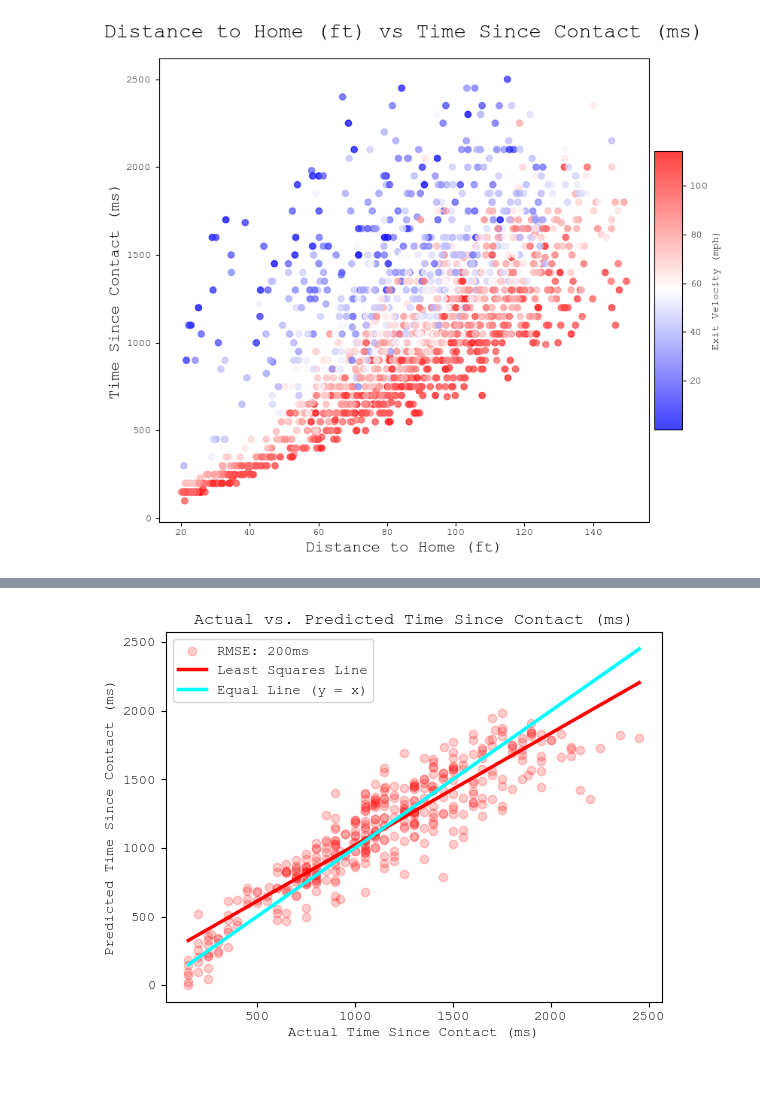
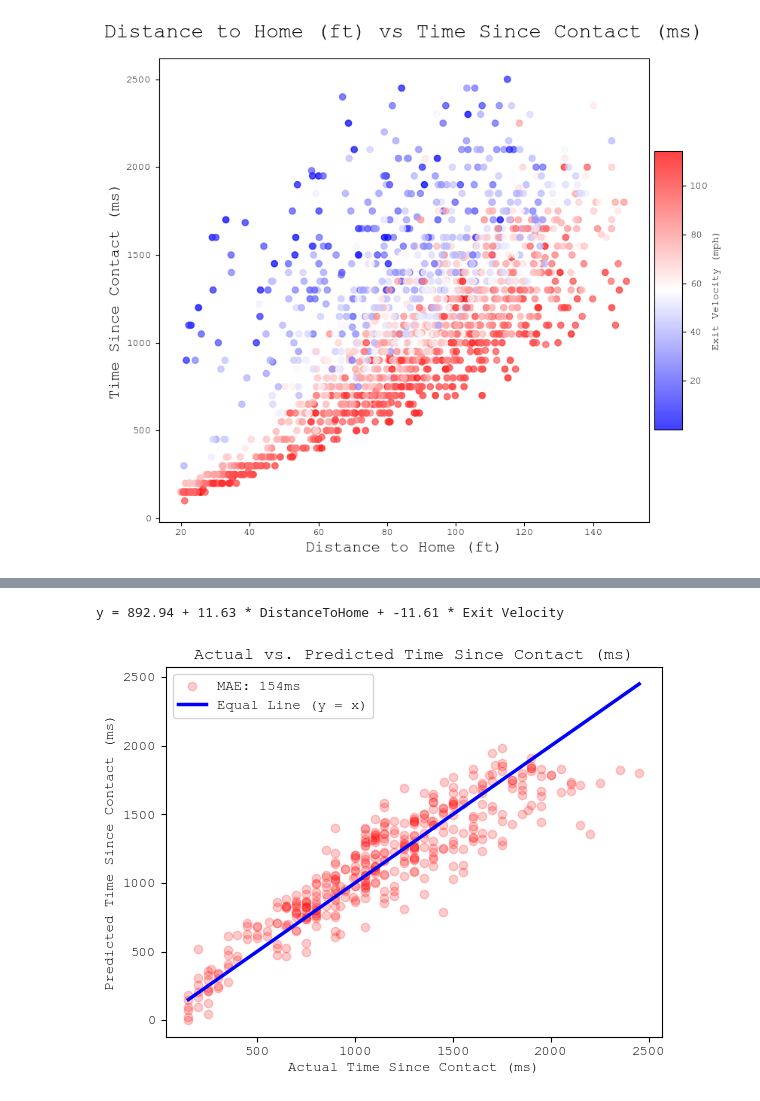
Before and after one commit to Ethan-Park57/smt-data-challenge, a Jupyter notebook: notebook/factors/ball_time.ipynb, the cells around one changed output, grey strips where cells are left out. Cells and saved outputs as stored; diff of their text form; code cells hidden in the pictures.

```diff
--- a/notebook/factors/ball_time.ipynb
+++ b/notebook/factors/ball_time.ipynb
@@ -25,6 +49,7 @@ ball_pos_gb_df = pd.merge(ball_pos_df, inf_gb_df, on=['game_str', 'play_id', 'ti
 
 # Create an empty DataFrame to store calculated ball positions data
 gb_ball_pos_df = pd.DataFrame(columns=['exit_velocity', 'distance_to_home', 'time_since_contact'])
+gb_ball_pos_df_2 = pd.DataFrame(columns=['exit_velocity', 'distance_to_home', 'time_since_contact', 'num_bounces'])
 
 # Iterate through each row in the infield ground ball DataFrame
 for index, row in inf_gb_df.iterrows():
@@ -73,6 +98,15 @@ for index, row in inf_gb_df.iterrows():
     # Calculate exit velocity, convert from ft/ms to mph
     exit_velo = (distance_1_home - distance_0_home) / (ball_pos_timestamp_1 - ball_pos_timestamp_0) * 1000 * 0.6818
 
+    new_row_2 = {
+        'exit_velocity': exit_velo,
+        'distance_to_home': distance_1_home,
+        'num_bounces': row['num_bounces'],
+        'time_since_contact': row['timestamp'] - all_gb_df.loc[prelim_index, 'timestamp']
+    }
+    new_row_index_2 = gb_ball_pos_df_2.index.max() + 1 if not gb_ball_pos_df_2.empty else 0
+    gb_ball_pos_df_2.loc[new_row_index_2] = new_row_2
+
     # Use the bounces to add data to our sample
     for i in range(1, 4):
         if not math.isnan(row[f'bounce_{i}']):
@@ -100,7 +134,8 @@ for index, row in inf_gb_df.iterrows():
                 'distance_to_home': distance_bounce_home,
                 'time_since_contact': time_since_contact
             }
+
             new_row_index = gb_ball_pos_df.index.max() + 1 if not gb_ball_pos_df.empty else 0
             gb_ball_pos_df.loc[new_row_index] = new_row
 
-gb_ball_pos_df.head()
+gb_ball_pos_df_2.head()
@@ -219,32 +289,37 @@ plt.show()
 # %%
+
+
 X = gb_ball_pos_df[['distance_to_home', 'exit_velocity']]
 
 y = gb_ball_pos_df['time_since_contact']
 
 # 75/25 train test split
 X_train, X_test, y_train, y_test = train_test_split(X, y, random_state=2001)
 ball_pos_lin_model = LinearRegression()
 ball_pos_lin_model.fit(X_train, y_train)
 
 y_pred = ball_pos_lin_model.predict(X_test)
 
 font = {'family': 'courier new'}
 plt.rc('font', **font)
-rmse = mean_squared_error(y_test, y_pred, squared=False)
+mae = mean_absolute_error(y_test, y_pred)
 label_font = {'size':'15', 'color':'black'}
 title_font = {'size':'18', 'color':'black'}
 
+# print the equation of the regression line
+print('y = {:.2f} + {:.2f} * DistanceToHome + {:.2f} * Exit Velocity'.format(ball_pos_lin_model.intercept_, ball_pos_lin_model.coef_[0], ball_pos_lin_model.coef_[1]))
+
 # Plot actual vs. predicted with a different color palette
-plt.scatter(y_test, y_pred, color='r', alpha=0.2, label='RMSE: {:.0f}ms'.format(rmse))
-plt.plot(np.unique(y_test), np.poly1d(np.polyfit(y_test, y_pred, 1))(np.unique(y_test)), color='r', label='Least Squares Line', lw=2.5)
-plt.plot([min(y_test), max(y_test)], [min(y_test), max(y_test)], color='cyan', label='Equal Line (y = x)', lw=2.5)
+plt.scatter(y_test, y_pred, color='r', alpha=0.2, label='MAE: {:.0f}ms'.format(mae))
+plt.plot([min(y_test), max(y_test)], [min(y_test), max(y_test)], color='blue', label='Equal Line (y = x)', lw=2.5)
 plt.xlabel('Actual Time Since Contact (ms)')
 plt.ylabel('Predicted Time Since Contact (ms)')
 plt.title('Actual vs. Predicted Time Since Contact (ms)')
 plt.legend()
 plt.show()
 # %% [output]
+y = 892.94 + 11.63 * DistanceToHome + -11.61 * Exit Velocity
-[figure, old version]
+[figure, new version]
 # %%
 # from sklearn.discriminant_analysis import StandardScaler
 # from sklearn.model_selection import GridSearchCV
```
Also changed, not shown: parts of 7 cells of this notebook, 29 other files.
